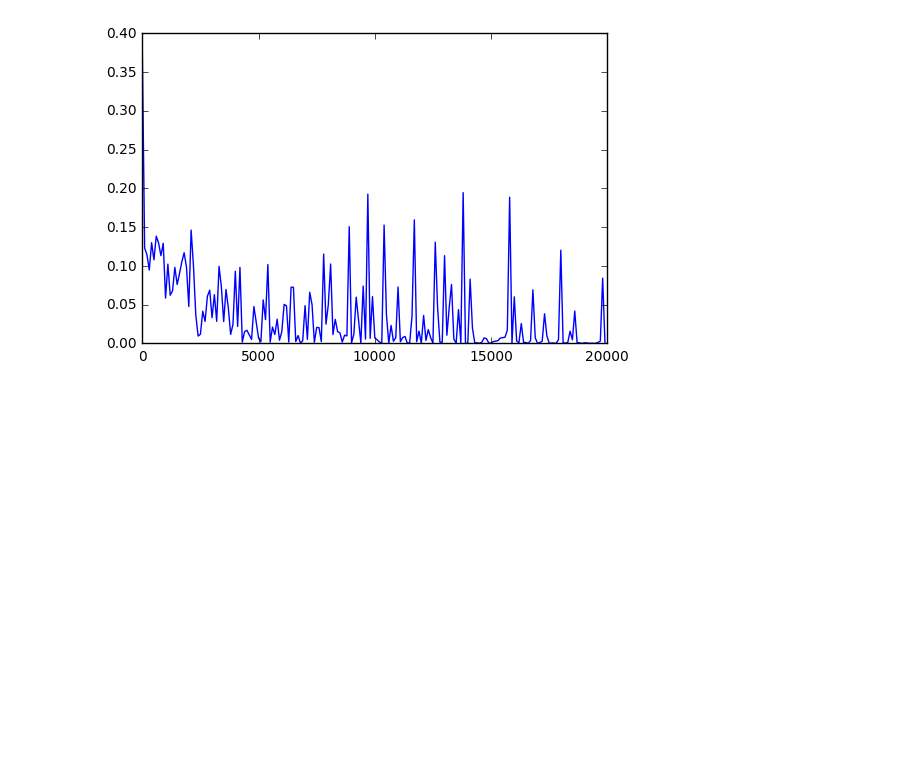
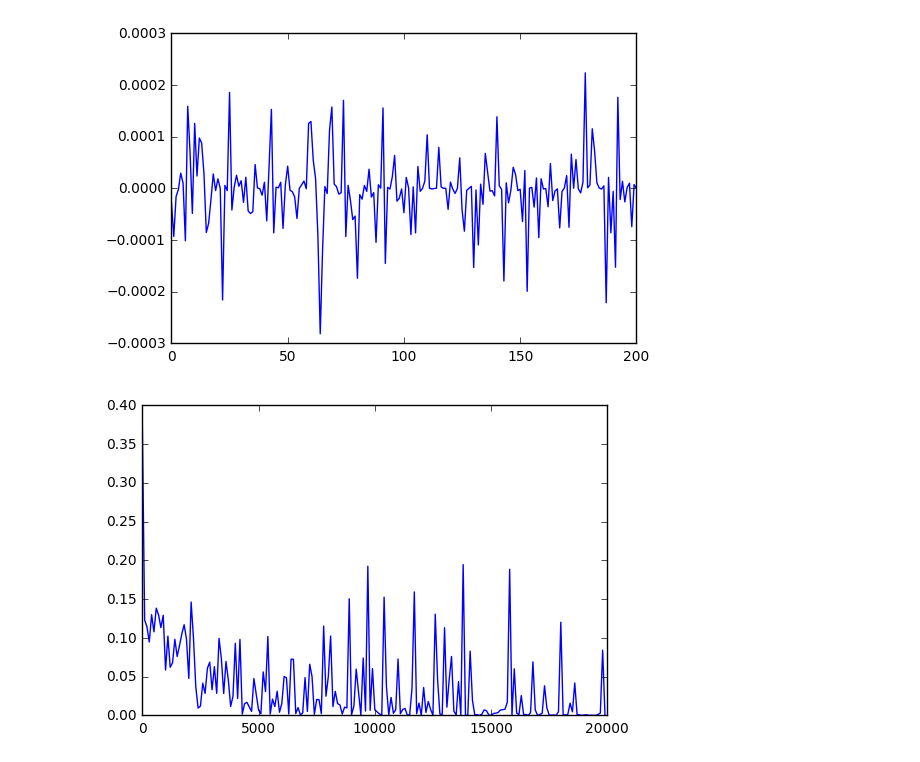
Before and after one commit to Vivek312/MLP_warmup, a Jupyter notebook: MLP_test_HAR.ipynb, the cells around one changed output. Drawn from its saved outputs; the diff is of its cells as text; code cells hidden in the pictures; blank space fills up the shorter version.

```diff
--- a/MLP_test_HAR.ipynb
+++ b/MLP_test_HAR.ipynb
@@ -145,3 +147,8 @@ Epoch:19900 error:[  7.82894427e-05]
+# %%
+plt.plot(delt[:][3][0])
+plt.show()
+# %% [output]
+[figure, added]
 # %%
 # Visualize learning
 pl1=range(0,len(log1),100);
```
Also changed, not shown: parts of 8 cells of this notebook.
